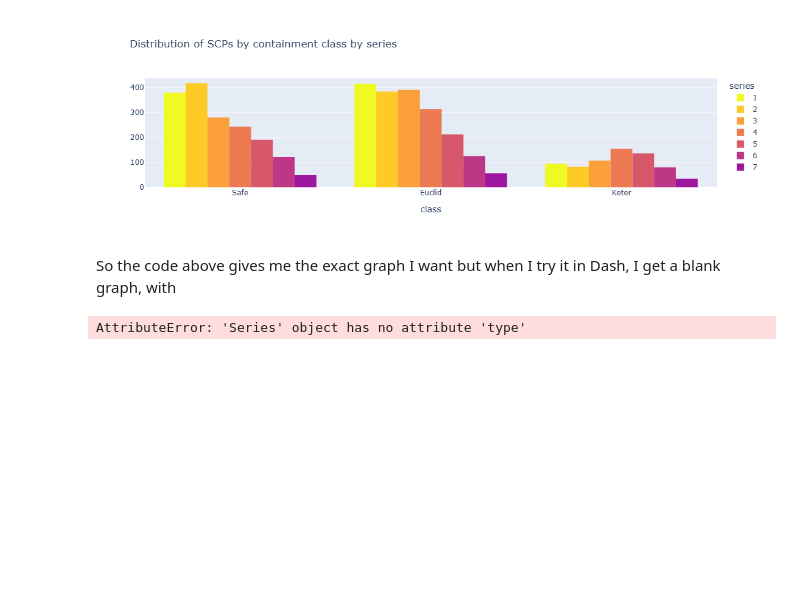
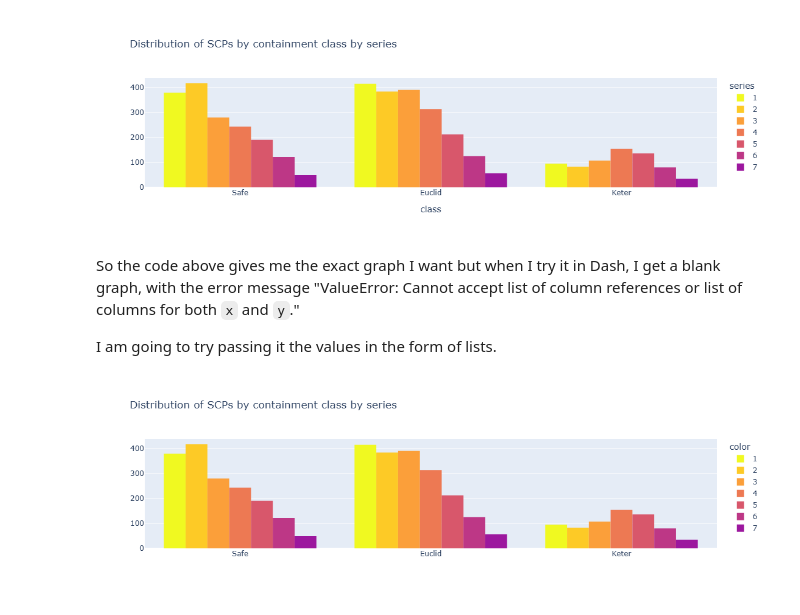
Before and after one commit to AGasconAfriat/scp_data-analysis, a Jupyter notebook: visualizations.ipynb, the cells around one changed output. Cells and saved outputs as stored; diff of their text form; code cells hidden in the pictures; blank space fills up the shorter version.

Commit message:
Still troubleshooting the blank graph.

```diff
--- a/visualizations.ipynb
+++ b/visualizations.ipynb
@@ -88,10 +88,20 @@ fig.show()
 # %% [output]
 [figure]
 # %% [markdown]
-So the code above gives me the exact graph I want but when I try it in Dash, I get a blank graph, with
+So the code above gives me the exact graph I want but when I try it in Dash, I get a blank graph, with the error message "ValueError: Cannot accept list of column references or list of columns for both `x` and `y`."
+
+I am going to try passing it the values in the form of lists.
 # %%
-fig = px.histogram(class_counts, x="class", y="code", color="series", color_discrete_sequence=px.colors.sequential.Plasma_r, barmode="group",
-                  title="Distribution of SCPs by containment class by series")
+x_data = class_counts["class"].tolist()
+y_data = class_counts["code"].tolist()
+color_data = class_counts["series"].tolist()
 # %%
+fig = px.histogram(class_counts, x=x_data, y=y_data, color=color_data, color_discrete_sequence=px.colors.sequential.Plasma_r, barmode="group",
+                  title="Distribution of SCPs by containment class by series")
+fig.update_xaxes(categoryorder="array", categoryarray=primary_classes)
+fig.update_layout(yaxis_title="")
+fig.update_layout(xaxis_title="class")
+fig.update_traces(hovertemplate='Total SCPs: %{y}<extra></extra>')
+fig.show()
 # %% [output]
-AttributeError: 'Series' object has no attribute 'type'
+[figure, added]
```
Also changed, not shown: parts of 4 cells of this notebook, 1 other file.
